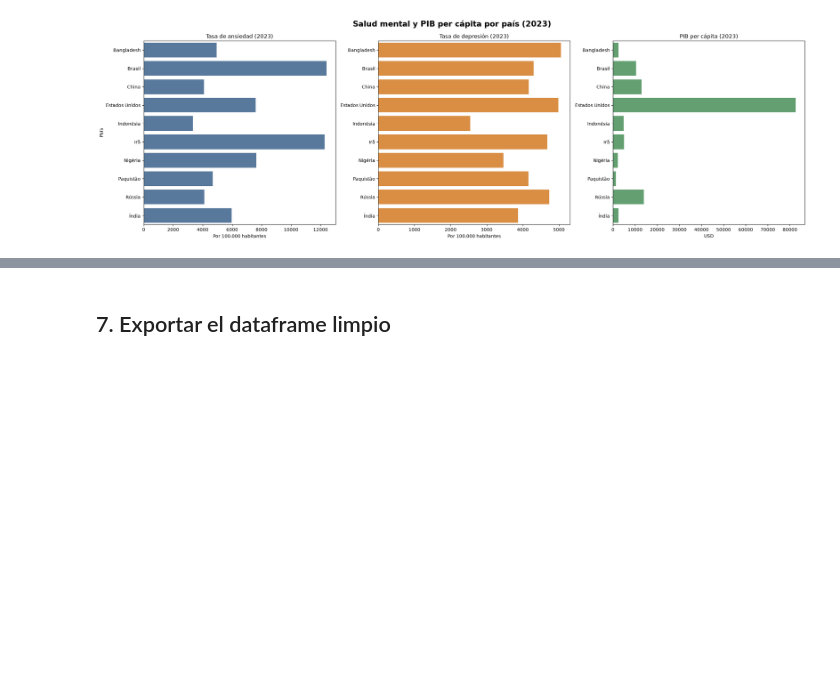
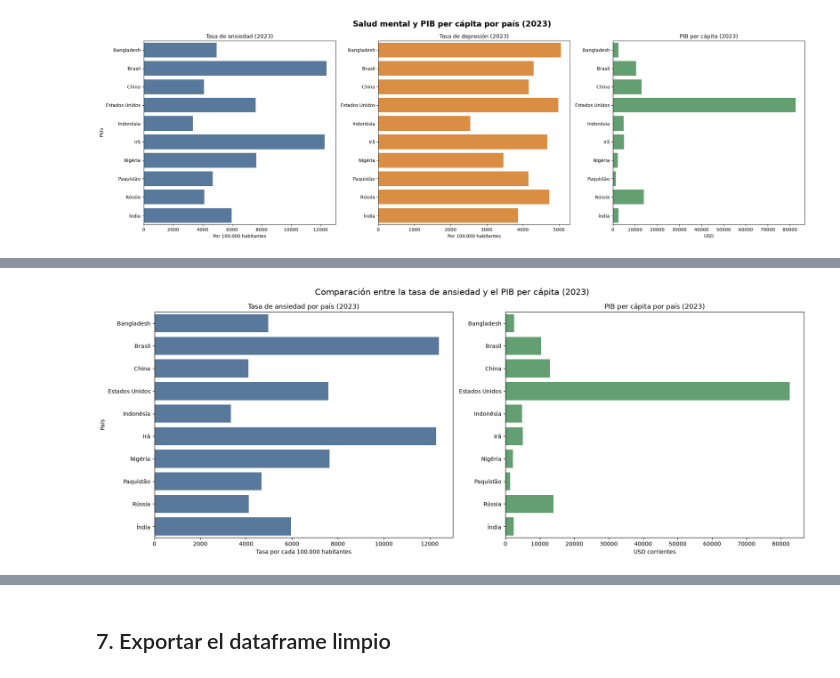
Before and after one commit to arianevieira-lab/First-Project-Data-Wrangling-and-Retrieval, a Jupyter notebook: ray_of_hope_mental_health.ipynb, the cells around one changed output, grey strips where cells are left out. Saved outputs shown, nothing was run; the diff lists cells and outputs as text; code cells hidden in the pictures; blank space fills up the shorter version.

```diff
--- a/ray_of_hope_mental_health.ipynb
+++ b/ray_of_hope_mental_health.ipynb
@@ -299,0 +287,19 @@ df_original: (12240, 18)
+# %%
+# Filtrar los registros de los 10 países seleccionados
+
+paises_seleccionados = df_top10["iso3"].tolist()
+
+df_mental_top10 = (
+    df_mental[
+        df_mental["iso3"].isin(paises_seleccionados)
+    ]
+    .copy()
+    .sort_values(["country", "year"])
+    .reset_index(drop=True)
+)
+
+print("Dimensiones:", df_mental_top10.shape)
+print("Países seleccionados:", df_mental_top10["country"].nunique())
+print("Años disponibles:", sorted(df_mental_top10["year"].unique()))
+
+display(df_mental_top10.head(10))
@@ -1057,0 +1219,46 @@ display(tendencia)
+# %%
+# Comparación del PIB per cápita y la tasa de ansiedad por país (2023)
+
+df_2023 = (
+    df_final[df_final["year"] == 2023]
+    .copy()
+    .sort_values("country")
+)
+
+fig, axes = plt.subplots(1, 2, figsize=(18, 7))
+
+# Gráfico de barras: tasa de ansiedad
+sns.barplot(
+    data=df_2023,
+    x="anxiety_rate_per_100k",
+    y="country",
+    color="#4C78A8",
+    ax=axes[0]
+)
+
+axes[0].set_title("Tasa de ansiedad por país (2023)")
+axes[0].set_xlabel("Tasa por cada 100.000 habitantes")
+axes[0].set_ylabel("País")
+
+# Gráfico de barras: PIB per cápita
+sns.barplot(
+    data=df_2023,
+    x="gdp_per_capita",
+    y="country",
+    color="#59A96A",
+    ax=axes[1]
+)
+
+axes[1].set_title("PIB per cápita por país (2023)")
+axes[1].set_xlabel("USD corrientes")
+axes[1].set_ylabel("")
+
+fig.suptitle(
+    "Comparación entre la tasa de ansiedad y el PIB per cápita (2023)",
+    fontsize=15
+)
+
+plt.tight_layout()
+plt.show()
+# %% [output]
+[figure, added]
```
Also changed, not shown: parts of 56 cells of this notebook, 1 other file.
